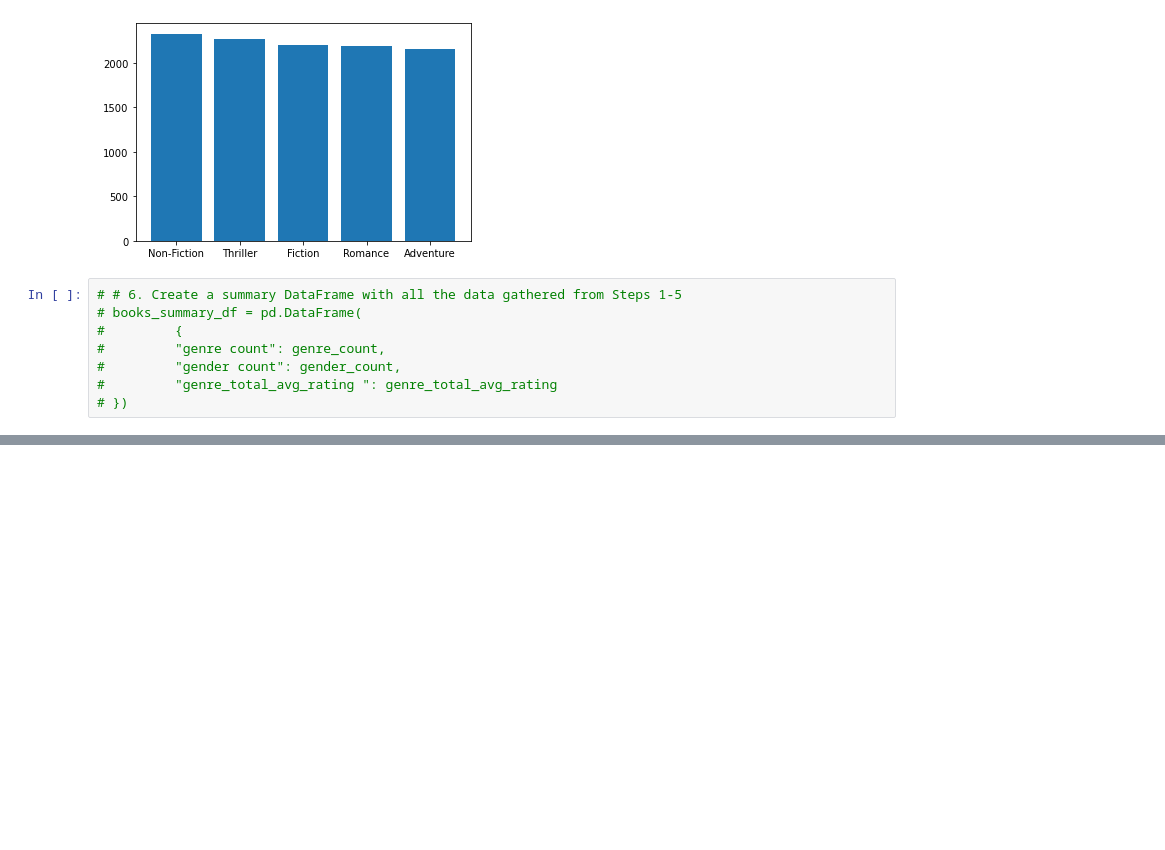
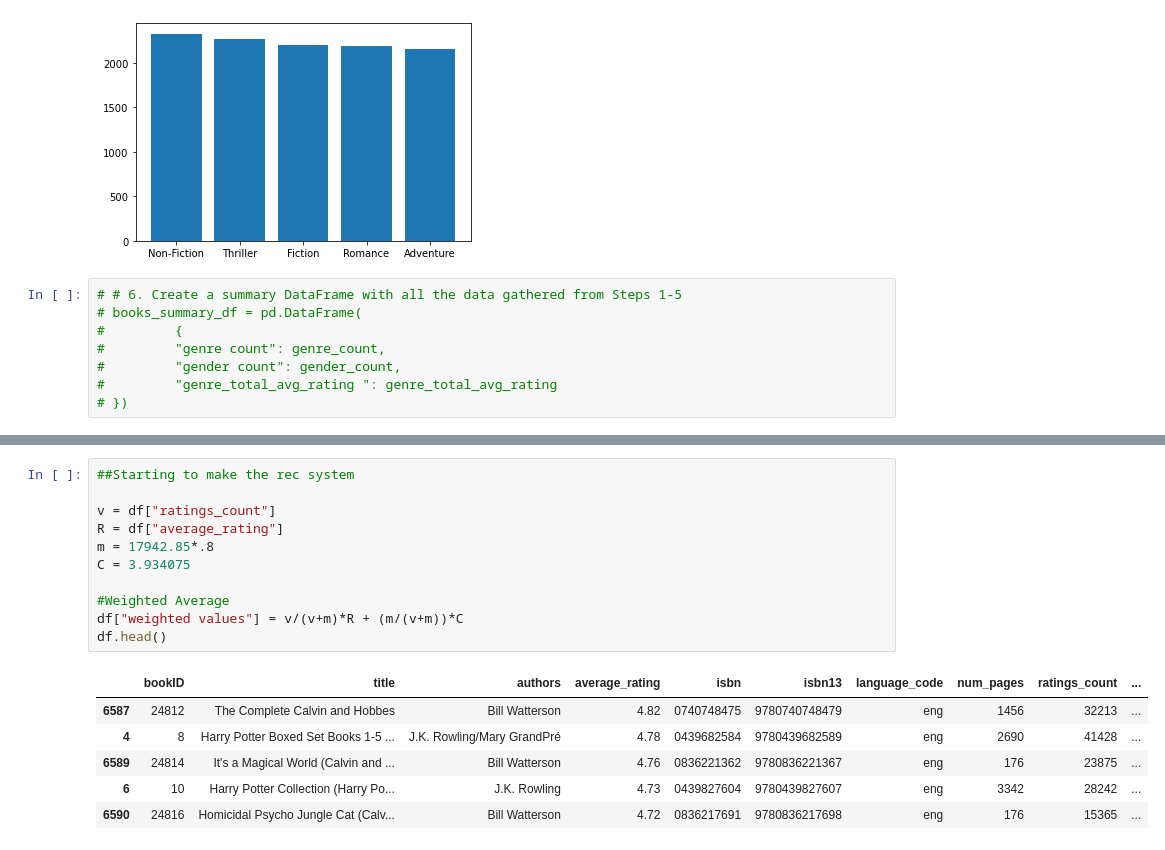
Before and after one commit to yurii151/final_project, a Jupyter notebook: books_w_genre_test.ipynb, the cells around one changed output, grey strips where cells are left out. Saved outputs shown, nothing was run; the diff lists cells and outputs as text; blank space fills up the shorter version.

```diff
--- a/books_w_genre_test.ipynb
+++ b/books_w_genre_test.ipynb
@@ -141,0 +164,18 @@ plt.bar(x_axis, y_axis)
+# %%
+##Starting to make the rec system
+
+v = df["ratings_count"]
+R = df["average_rating"]
+m = 17942.85*.8
+C = 3.934075
+
+#Weighted Average
+df["weighted values"] = v/(v+m)*R + (m/(v+m))*C
+df.head()
+# %% [output]
+|  | bookID | title | authors | average_rating | isbn | isbn13 | language_code | num_pages | ratings_count | ... |
+| 6587 | 24812 | The Complete Calvin and Hobbes | Bill Watterson | 4.82 | 0740748475 | 9780740748479 | eng | 1456 | 32213 | ... |
+| 4 | 8 | Harry Potter Boxed Set Books 1-5 ... | J.K. Rowling/Mary GrandPré | 4.78 | 0439682584 | 9780439682589 | eng | 2690 | 41428 | ... |
+| 6589 | 24814 | It's a Magical World (Calvin and ... | Bill Watterson | 4.76 | 0836221362 | 9780836221367 | eng | 176 | 23875 | ... |
+| 6 | 10 | Harry Potter Collection (Harry Po... | J.K. Rowling | 4.73 | 0439827604 | 9780439827607 | eng | 3342 | 28242 | ... |
+| 6590 | 24816 | Homicidal Psycho Jungle Cat (Calv... | Bill Watterson | 4.72 | 0836217691 | 9780836217698 | eng | 176 | 15365 | ... |
```
Also changed, not shown: parts of 6 cells of this notebook.
